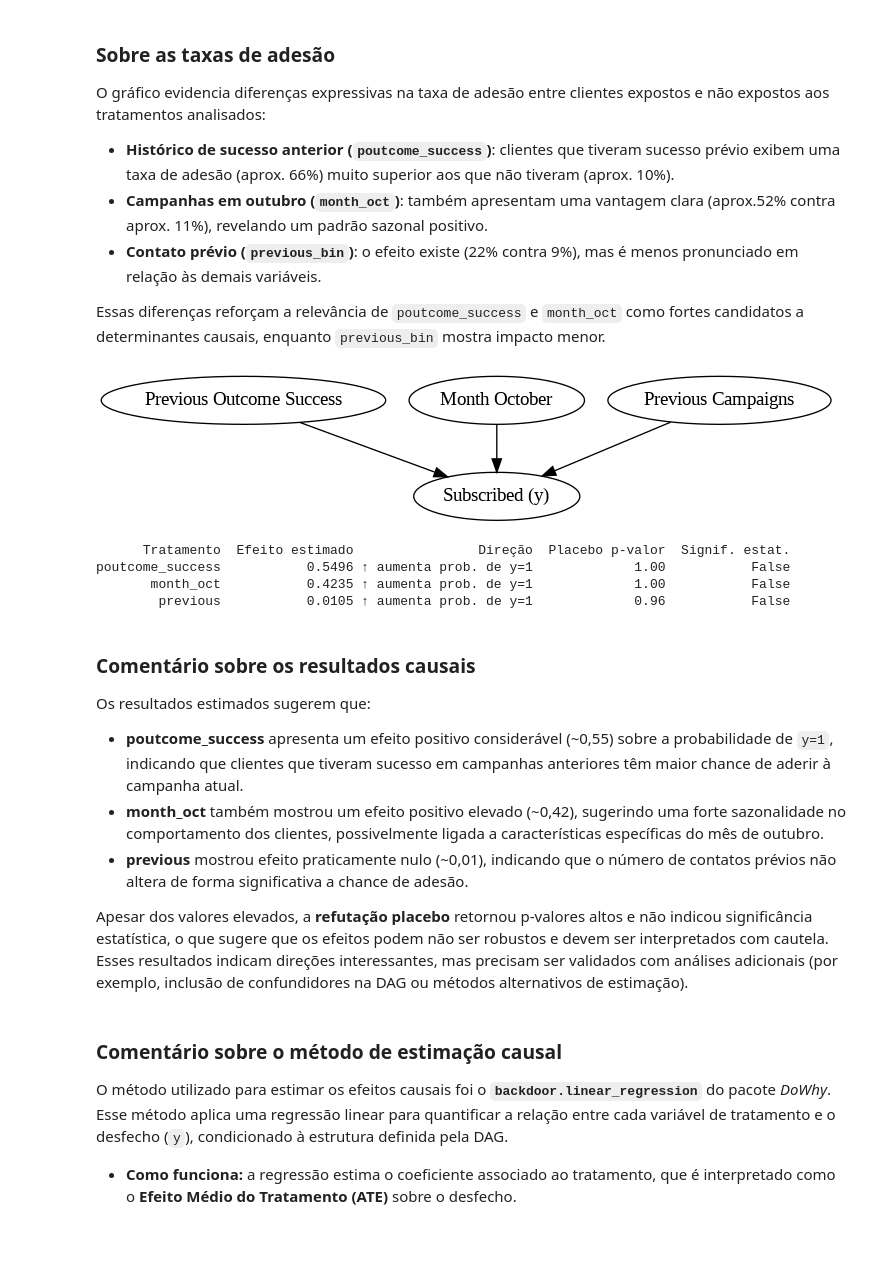
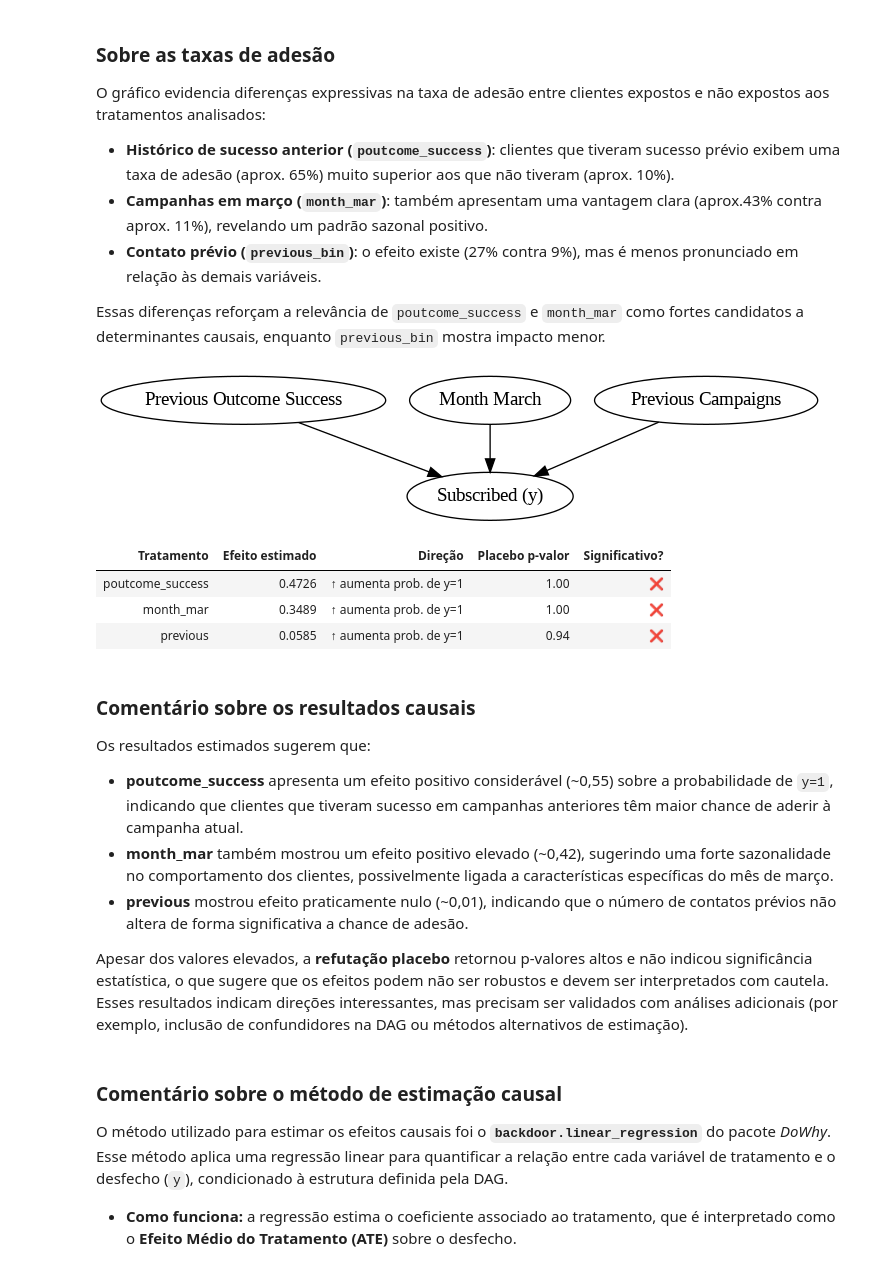
Before and after one commit to yancavalcante/bank_marketing_causalinference, a Jupyter notebook: Bank_Marketing_Causal_Inference.ipynb, the cells around one changed output. Saved outputs shown, nothing was run; the diff lists cells and outputs as text; code cells hidden in the pictures; blank space fills up the shorter version.

```diff
--- a/Bank_Marketing_Causal_Inference.ipynb
+++ b/Bank_Marketing_Causal_Inference.ipynb
@@ -283,41 +286,42 @@ plt.show()
 
 O gráfico evidencia diferenças expressivas na taxa de adesão entre clientes expostos e não expostos aos tratamentos analisados:
 
-- **Histórico de sucesso anterior (`poutcome_success`)**: clientes que tiveram sucesso prévio exibem uma taxa de adesão (aprox. 66%) muito superior aos que não tiveram (aprox. 10%).
-- **Campanhas em outubro (`month_oct`)**: também apresentam uma vantagem clara (aprox.52% contra aprox. 11%), revelando um padrão sazonal positivo.
-- **Contato prévio (`previous_bin`)**: o efeito existe (22% contra 9%), mas é menos pronunciado em relação às demais variáveis.
+- **Histórico de sucesso anterior (`poutcome_success`)**: clientes que tiveram sucesso prévio exibem uma taxa de adesão (aprox. 65%) muito superior aos que não tiveram (aprox. 10%).
+- **Campanhas em março (`month_mar`)**: também apresentam uma vantagem clara (aprox.43% contra aprox. 11%), revelando um padrão sazonal positivo.
+- **Contato prévio (`previous_bin`)**: o efeito existe (27% contra 9%), mas é menos pronunciado em relação às demais variáveis.
 
-Essas diferenças reforçam a relevância de `poutcome_success` e `month_oct` como fortes candidatos a determinantes causais, enquanto `previous_bin` mostra impacto menor.
+Essas diferenças reforçam a relevância de `poutcome_success` e `month_mar` como fortes candidatos a determinantes causais, enquanto `previous_bin` mostra impacto menor.
 # %%
 # Criando o DAG (Direct Acyclic Graph)
 
 dag = Digraph(format='png')
 
 # Adicionando os nós
 dag.node('poutcome_success', "Previous Outcome Success")
-dag.node('month_oct', "Month October")
+dag.node('month_mar', "Month March")
 dag.node('previous', "Previous Campaigns")
 dag.node('y', "Subscribed (y)")
 
 # Adicionando as conexões (arestas)
 dag.edge('poutcome_success', 'y')
-dag.edge('month_oct', 'y')
+dag.edge('month_mar', 'y')
 dag.edge('previous', 'y')
 
 # Salvando e exibindo o gráfico diretamente no notebook
 dag.render('dag_relationship', format='png', cleanup=True)
 Image('dag_relationship.png')
 # %% [output]
-[figure, old version]
+[figure, new version]
 # %%
 import warnings
+import logging
 warnings.filterwarnings("ignore")  # silencia todos os FutureWarnings
 logging.getLogger("dowhy").setLevel(logging.ERROR)
 
 causal_graph = """
 digraph {
     poutcome_success -> y;
-    month_oct -> y;
+    month_mar -> y;
     previous -> y;
 }
 """
@@ -325,7 +329,7 @@ digraph {
 from dowhy import CausalModel
 import pandas as pd
 
-treatments = ["poutcome_success", "month_oct", "previous"]
+treatments = ["poutcome_success", "month_mar", "previous"]
 results = []
 
 for t in treatments:
@@ -352,24 +356,36 @@ for t in treatments:
         "Efeito estimado": round(estimate.value, 4),
         "Direção": "↑ aumenta prob. de y=1" if estimate.value > 0 else "↓ reduz prob. de y=1",
         "Placebo p-valor": round(float(refutation.refutation_result['p_value']), 4),
-        "Signif. estat.": bool(refutation.refutation_result['is_statistically_significant'])
+        "Significativo?": "✅" if refutation.refutation_result['is_statistically_significant'] else "❌"
     })
 
-# Mostrar em formato de tabela clara
+# Mostrar a tabela de resultados formatada
 df_results = pd.DataFrame(results)
-print(df_results.to_string(index=False))
+
+# Melhor visual com Styler
+styled = (
+    df_results.style
+    .set_table_styles([{"selector": "th", "props": [("background-color", "#f2f2f2"),
+                                                   ("font-weight", "bold"),
+                                                   ("text-align", "center")]}])
+    .set_properties(**{"text-align": "center"})
+    .hide(axis="index")  # esconde o índice
+    .format({"Efeito estimado": "{:.4f}", "Placebo p-valor": "{:.2f}"})
+)
+
+display(styled)
 # %% [output]
-      Tratamento  Efeito estimado                Direção  Placebo p-valor  Signif. estat.
-poutcome_success           0.5496 ↑ aumenta prob. de y=1             1.00           False
-       month_oct           0.4235 ↑ aumenta prob. de y=1             1.00           False
-        previous           0.0105 ↑ aumenta prob. de y=1             0.96           False
+| Tratamento | Efeito estimado | Direção | Placebo p-valor | Significativo? |
+| poutcome_success | 0.4726 | ↑ aumenta prob. de y=1 | 1.00 | ❌ |
+| month_mar | 0.3489 | ↑ aumenta prob. de y=1 | 1.00 | ❌ |
+| previous | 0.0585 | ↑ aumenta prob. de y=1 | 0.94 | ❌ |
 # %% [markdown]
 ### Comentário sobre os resultados causais
 
 Os resultados estimados sugerem que:
 
 - **poutcome_success** apresenta um efeito positivo considerável (~0,55) sobre a probabilidade de `y=1`, indicando que clientes que tiveram sucesso em campanhas anteriores têm maior chance de aderir à campanha atual.
-- **month_oct** também mostrou um efeito positivo elevado (~0,42), sugerindo uma forte sazonalidade no comportamento dos clientes, possivelmente ligada a características específicas do mês de outubro.
+- **month_mar** também mostrou um efeito positivo elevado (~0,42), sugerindo uma forte sazonalidade no comportamento dos clientes, possivelmente ligada a características específicas do mês de março.
 - **previous** mostrou efeito praticamente nulo (~0,01), indicando que o número de contatos prévios não altera de forma significativa a chance de adesão.
 
 Apesar dos valores elevados, a **refutação placebo** retornou p-valores altos e não indicou significância estatística, o que sugere que os efeitos podem não ser robustos e devem ser interpretados com cautela. Esses resultados indicam direções interessantes, mas precisam ser validados com análises adicionais (por exemplo, inclusão de confundidores na DAG ou métodos alternativos de estimação).
```
Also changed, not shown: parts of 14 cells of this notebook.
